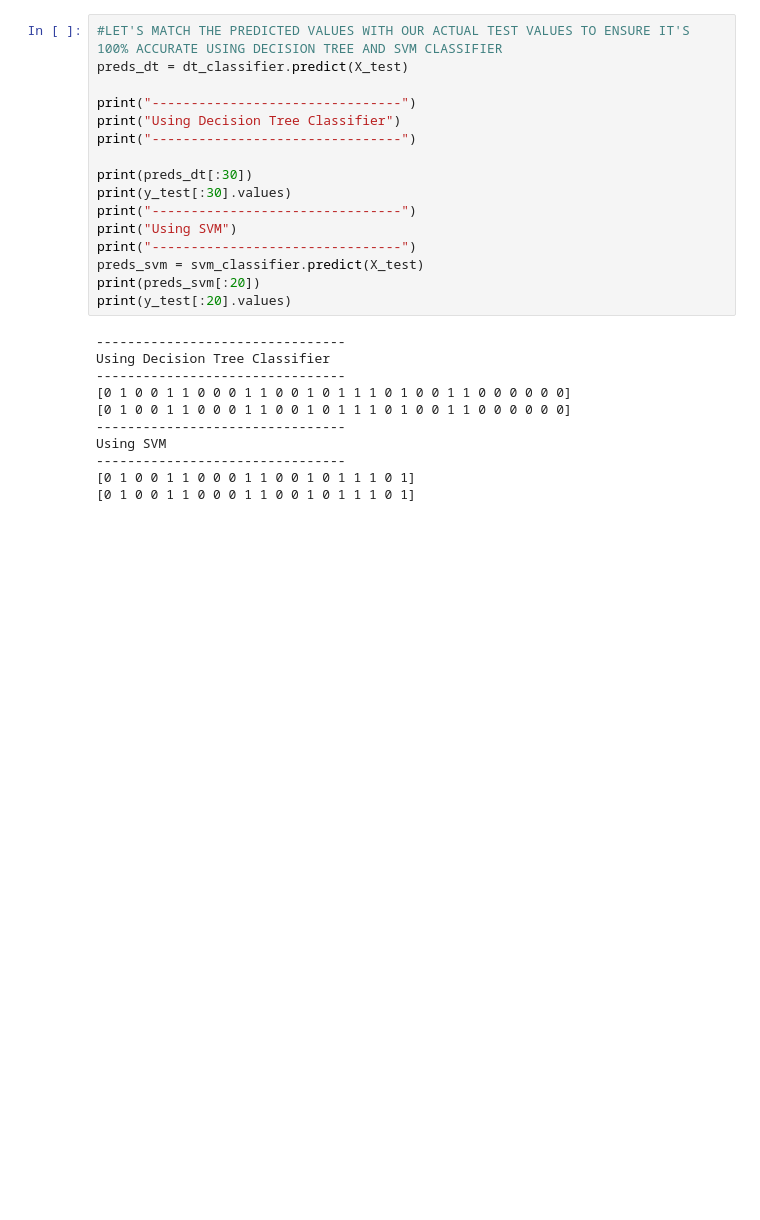
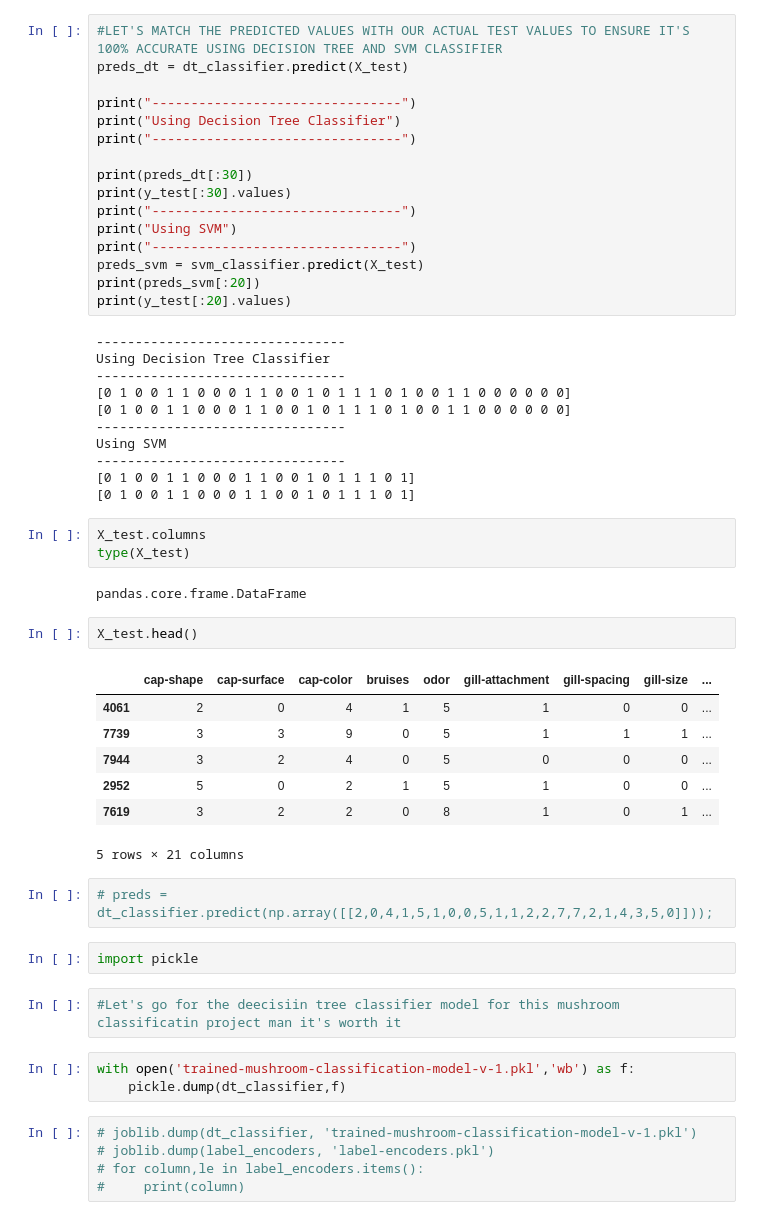
Before and after one commit to bimalmagar10/mush-room-classf, a Jupyter notebook: classification.ipynb, the cells around one changed output. Saved outputs shown, nothing was run; the diff lists cells and outputs as text; blank space fills up the shorter version.

```diff
--- a/classification.ipynb
+++ b/classification.ipynb
@@ -513,3 +533,32 @@ Using SVM
 --------------------------------
 [0 1 0 0 1 1 0 0 0 1 1 0 0 1 0 1 1 1 0 1]
 [0 1 0 0 1 1 0 0 0 1 1 0 0 1 0 1 1 1 0 1]
+# %%
+X_test.columns
+type(X_test)
+# %% [output]
+pandas.core.frame.DataFrame
+# %%
+X_test.head()
+# %% [output]
+|  | cap-shape | cap-surface | cap-color | bruises | odor | gill-attachment | gill-spacing | gill-size | ... |
+| 4061 | 2 | 0 | 4 | 1 | 5 | 1 | 0 | 0 | ... |
+| 7739 | 3 | 3 | 9 | 0 | 5 | 1 | 1 | 1 | ... |
+| 7944 | 3 | 2 | 4 | 0 | 5 | 0 | 0 | 0 | ... |
+| 2952 | 5 | 0 | 2 | 1 | 5 | 1 | 0 | 0 | ... |
+| 7619 | 3 | 2 | 2 | 0 | 8 | 1 | 0 | 1 | ... |
+5 rows × 21 columns
+# %%
+# preds = dt_classifier.predict(np.array([[2,0,4,1,5,1,0,0,5,1,1,2,2,7,7,2,1,4,3,5,0]]));
+# %%
+import pickle
+# %%
+#Let's go for the deecisiin tree classifier model for this mushroom classificatin project man it's worth it
+# %%
+with open('trained-mushroom-classification-model-v-1.pkl','wb') as f:
+    pickle.dump(dt_classifier,f)
+# %%
+# joblib.dump(dt_classifier, 'trained-mushroom-classification-model-v-1.pkl')
+# joblib.dump(label_encoders, 'label-encoders.pkl')
+# for column,le in label_encoders.items():
+#     print(column)
```
Also changed, not shown: parts of 10 cells of this notebook.
